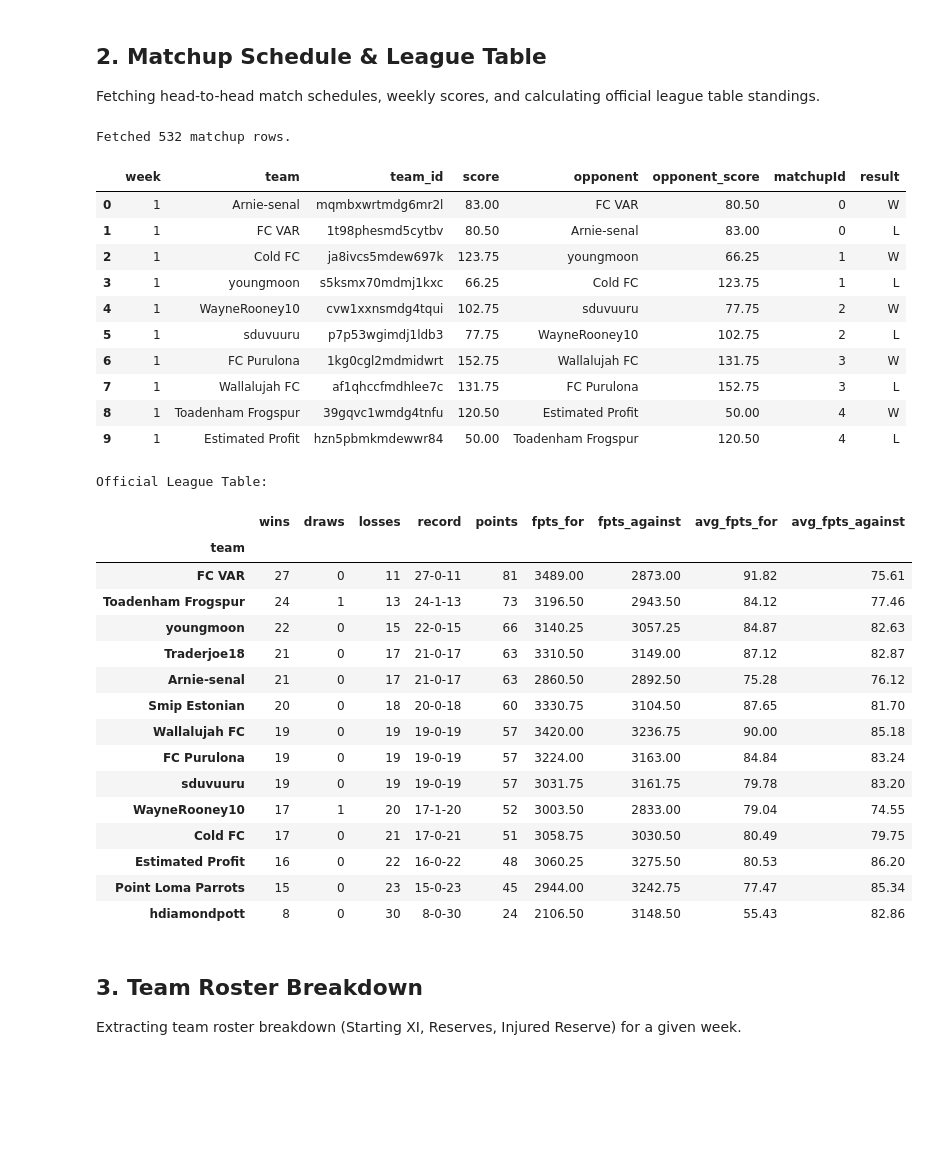
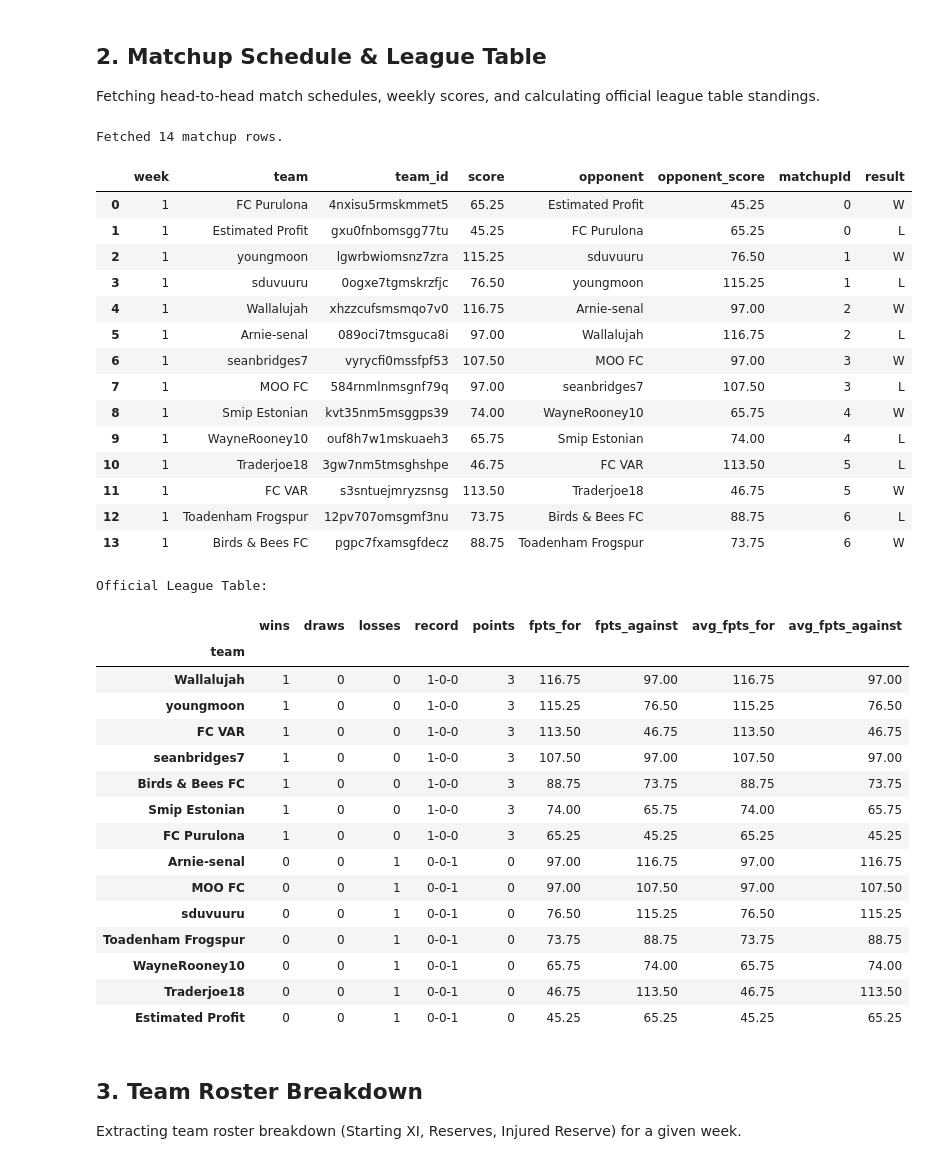
Before and after one commit to vkadikar/sports_analytics, a Jupyter notebook: soccer/research/fantrax_api_guide.ipynb, the cells around one changed output. Drawn from its saved outputs; the diff is of its cells as text; code cells hidden in the pictures; blank space fills up the shorter version.

```diff
--- a/soccer/research/fantrax_api_guide.ipynb
+++ b/soccer/research/fantrax_api_guide.ipynb
@@ -68,48 +71,54 @@ FantraxClient initialized for League ID: de19pr8smd5cytbm
 Client has get_draft_rankings: True
+# %%
+CURRENT_WEEK = 1
 # %% [markdown]
 ## 2. Matchup Schedule & League Table
 Fetching head-to-head match schedules, weekly scores, and calculating official league table standings.
 # %%
 # Fetch weekly head-to-head matchups
-matchups_df = client.get_matchups(through_week=38, as_dataframe=True)
+matchups_df = client.get_matchups(through_week=CURRENT_WEEK, as_dataframe=True)
 print(f"Fetched {len(matchups_df)} matchup rows.")
-matchups_df.head(10)
+matchups_df.head(14)
 # %% [output]
-Fetched 532 matchup rows.
+Fetched 14 matchup rows.
 |  | week | team | team_id | score | opponent | opponent_score | matchupId | result |
-| 0 | 1 | Arnie-senal | mqmbxwrtmdg6mr2l | 83.00 | FC VAR | 80.50 | 0 | W |
-| 1 | 1 | FC VAR | 1t98phesmd5cytbv | 80.50 | Arnie-senal | 83.00 | 0 | L |
-| 2 | 1 | Cold FC | ja8ivcs5mdew697k | 123.75 | youngmoon | 66.25 | 1 | W |
-| 3 | 1 | youngmoon | s5ksmx70mdmj1kxc | 66.25 | Cold FC | 123.75 | 1 | L |
-| 4 | 1 | WayneRooney10 | cvw1xxnsmdg4tqui | 102.75 | sduvuuru | 77.75 | 2 | W |
-| 5 | 1 | sduvuuru | p7p53wgimdj1ldb3 | 77.75 | WayneRooney10 | 102.75 | 2 | L |
-| 6 | 1 | FC Purulona | 1kg0cgl2mdmidwrt | 152.75 | Wallalujah FC | 131.75 | 3 | W |
-| 7 | 1 | Wallalujah FC | af1qhccfmdhlee7c | 131.75 | FC Purulona | 152.75 | 3 | L |
-| 8 | 1 | Toadenham Frogspur | 39gqvc1wmdg4tnfu | 120.50 | Estimated Profit | 50.00 | 4 | W |
-| 9 | 1 | Estimated Profit | hzn5pbmkmdewwr84 | 50.00 | Toadenham Frogspur | 120.50 | 4 | L |
+| 0 | 1 | FC Purulona | 4nxisu5rmskmmet5 | 65.25 | Estimated Profit | 45.25 | 0 | W |
+| 1 | 1 | Estimated Profit | gxu0fnbomsgg77tu | 45.25 | FC Purulona | 65.25 | 0 | L |
+| 2 | 1 | youngmoon | lgwrbwiomsnz7zra | 115.25 | sduvuuru | 76.50 | 1 | W |
+| 3 | 1 | sduvuuru | 0ogxe7tgmskrzfjc | 76.50 | youngmoon | 115.25 | 1 | L |
+| 4 | 1 | Wallalujah | xhzzcufsmsmqo7v0 | 116.75 | Arnie-senal | 97.00 | 2 | W |
+| 5 | 1 | Arnie-senal | 089oci7tmsguca8i | 97.00 | Wallalujah | 116.75 | 2 | L |
+| 6 | 1 | seanbridges7 | vyrycfi0mssfpf53 | 107.50 | MOO FC | 97.00 | 3 | W |
+| 7 | 1 | MOO FC | 584rnmlnmsgnf79q | 97.00 | seanbridges7 | 107.50 | 3 | L |
+| 8 | 1 | Smip Estonian | kvt35nm5msggps39 | 74.00 | WayneRooney10 | 65.75 | 4 | W |
+| 9 | 1 | WayneRooney10 | ouf8h7w1mskuaeh3 | 65.75 | Smip Estonian | 74.00 | 4 | L |
+| 10 | 1 | Traderjoe18 | 3gw7nm5tmsghshpe | 46.75 | FC VAR | 113.50 | 5 | L |
+| 11 | 1 | FC VAR | s3sntuejmryzsnsg | 113.50 | Traderjoe18 | 46.75 | 5 | W |
+| 12 | 1 | Toadenham Frogspur | 12pv707omsgmf3nu | 73.75 | Birds & Bees FC | 88.75 | 6 | L |
+| 13 | 1 | Birds & Bees FC | pgpc7fxamsgfdecz | 88.75 | Toadenham Frogspur | 73.75 | 6 | W |
 # %%
 # Fetch overall league table standings
-standings_df = client.get_league_table(through_week=38)
+standings_df = client.get_league_table(through_week=CURRENT_WEEK)
 print("Official League Table:")
 standings_df
 # %% [output]
 Official League Table:
 |  | wins | draws | losses | record | points | fpts_for | fpts_against | avg_fpts_for | avg_fpts_against |
 | team |  |  |  |  |  |  |  |  |  |
-| FC VAR | 27 | 0 | 11 | 27-0-11 | 81 | 3489.00 | 2873.00 | 91.82 | 75.61 |
-| Toadenham Frogspur | 24 | 1 | 13 | 24-1-13 | 73 | 3196.50 | 2943.50 | 84.12 | 77.46 |
-| youngmoon | 22 | 0 | 15 | 22-0-15 | 66 | 3140.25 | 3057.25 | 84.87 | 82.63 |
-| Traderjoe18 | 21 | 0 | 17 | 21-0-17 | 63 | 3310.50 | 3149.00 | 87.12 | 82.87 |
-| Arnie-senal | 21 | 0 | 17 | 21-0-17 | 63 | 2860.50 | 2892.50 | 75.28 | 76.12 |
-| Smip Estonian | 20 | 0 | 18 | 20-0-18 | 60 | 3330.75 | 3104.50 | 87.65 | 81.70 |
-| Wallalujah FC | 19 | 0 | 19 | 19-0-19 | 57 | 3420.00 | 3236.75 | 90.00 | 85.18 |
-| FC Purulona | 19 | 0 | 19 | 19-0-19 | 57 | 3224.00 | 3163.00 | 84.84 | 83.24 |
-| sduvuuru | 19 | 0 | 19 | 19-0-19 | 57 | 3031.75 | 3161.75 | 79.78 | 83.20 |
-| WayneRooney10 | 17 | 1 | 20 | 17-1-20 | 52 | 3003.50 | 2833.00 | 79.04 | 74.55 |
-| Cold FC | 17 | 0 | 21 | 17-0-21 | 51 | 3058.75 | 3030.50 | 80.49 | 79.75 |
-| Estimated Profit | 16 | 0 | 22 | 16-0-22 | 48 | 3060.25 | 3275.50 | 80.53 | 86.20 |
-| Point Loma Parrots | 15 | 0 | 23 | 15-0-23 | 45 | 2944.00 | 3242.75 | 77.47 | 85.34 |
-| hdiamondpott | 8 | 0 | 30 | 8-0-30 | 24 | 2106.50 | 3148.50 | 55.43 | 82.86 |
+| Wallalujah | 1 | 0 | 0 | 1-0-0 | 3 | 116.75 | 97.00 | 116.75 | 97.00 |
+| youngmoon | 1 | 0 | 0 | 1-0-0 | 3 | 115.25 | 76.50 | 115.25 | 76.50 |
+| FC VAR | 1 | 0 | 0 | 1-0-0 | 3 | 113.50 | 46.75 | 113.50 | 46.75 |
+| seanbridges7 | 1 | 0 | 0 | 1-0-0 | 3 | 107.50 | 97.00 | 107.50 | 97.00 |
+| Birds & Bees FC | 1 | 0 | 0 | 1-0-0 | 3 | 88.75 | 73.75 | 88.75 | 73.75 |
+| Smip Estonian | 1 | 0 | 0 | 1-0-0 | 3 | 74.00 | 65.75 | 74.00 | 65.75 |
+| FC Purulona | 1 | 0 | 0 | 1-0-0 | 3 | 65.25 | 45.25 | 65.25 | 45.25 |
+| Arnie-senal | 0 | 0 | 1 | 0-0-1 | 0 | 97.00 | 116.75 | 97.00 | 116.75 |
+| MOO FC | 0 | 0 | 1 | 0-0-1 | 0 | 97.00 | 107.50 | 97.00 | 107.50 |
+| sduvuuru | 0 | 0 | 1 | 0-0-1 | 0 | 76.50 | 115.25 | 76.50 | 115.25 |
+| Toadenham Frogspur | 0 | 0 | 1 | 0-0-1 | 0 | 73.75 | 88.75 | 73.75 | 88.75 |
+| WayneRooney10 | 0 | 0 | 1 | 0-0-1 | 0 | 65.75 | 74.00 | 65.75 | 74.00 |
+| Traderjoe18 | 0 | 0 | 1 | 0-0-1 | 0 | 46.75 | 113.50 | 46.75 | 113.50 |
+| Estimated Profit | 0 | 0 | 1 | 0-0-1 | 0 | 45.25 | 65.25 | 45.25 | 65.25 |
 # %% [markdown]
 ## 3. Team Roster Breakdown
 Extracting team roster breakdown (Starting XI, Reserves, Injured Reserve) for a given week.
```
Also changed, not shown: parts of 32 cells of this notebook, 23 other files.
